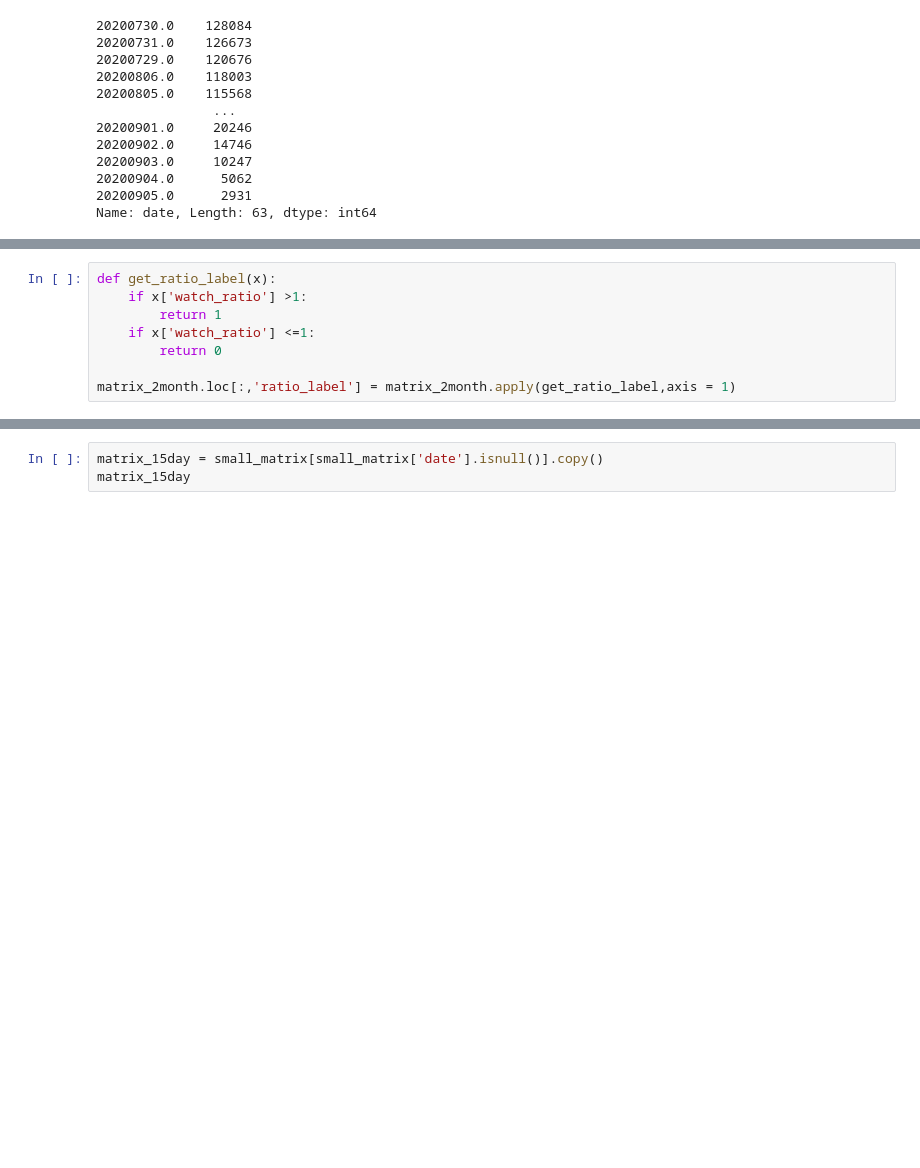
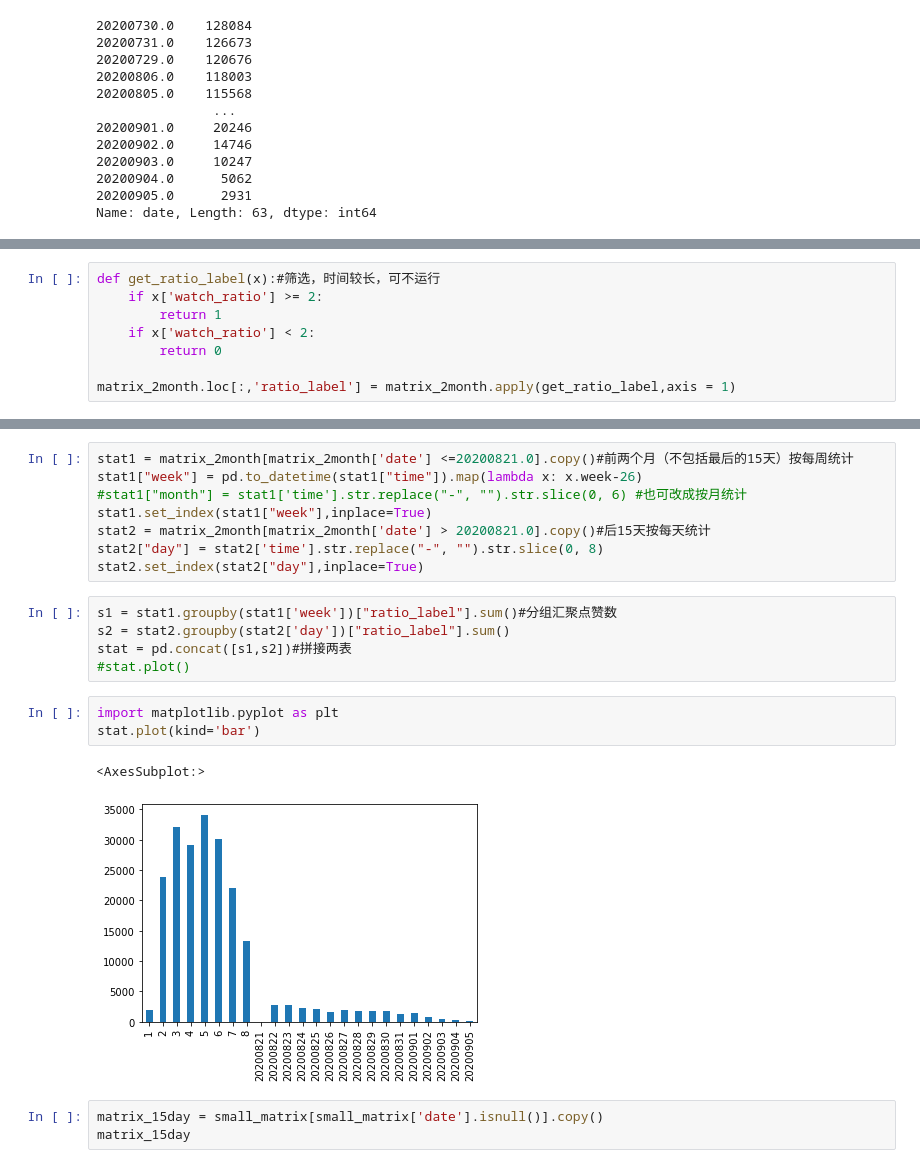
Before and after one commit to Wcb0219/DRO, a Jupyter notebook: Statistics_KuaiRec.ipynb, the cells around one changed output, grey strips where cells are left out. Drawn from its saved outputs; the diff is of its cells as text; blank space fills up the shorter version.

Commit message:
watch_ratio统计

```diff
--- a/Statistics_KuaiRec.ipynb
+++ b/Statistics_KuaiRec.ipynb
@@ -120,10 +125,10 @@ matrix_2month
 | 4676374 | 7162 | 6523 | 11909 | 7255 | 2020-09-05 00:32:09.154 | 20200905.0 | 1.599237e+09 | 1.641489 |
 4494578 rows × 8 columns
 # %%
-def get_ratio_label(x):
-    if x['watch_ratio'] >1:
+def get_ratio_label(x):#筛选，时间较长，可不运行
+    if x['watch_ratio'] >= 2:
         return 1
-    if x['watch_ratio'] <=1:
+    if x['watch_ratio'] < 2:
         return 0
 
 matrix_2month.loc[:,'ratio_label'] = matrix_2month.apply(get_ratio_label,axis = 1)
@@ -146,3 +192,22 @@ matrix_2month
+# %%
+stat1 = matrix_2month[matrix_2month['date'] <=20200821.0].copy()#前两个月（不包括最后的15天）按每周统计
+stat1["week"] = pd.to_datetime(stat1["time"]).map(lambda x: x.week-26)
+#stat1["month"] = stat1['time'].str.replace("-", "").str.slice(0, 6) #也可改成按月统计
+stat1.set_index(stat1["week"],inplace=True)
+stat2 = matrix_2month[matrix_2month['date'] > 20200821.0].copy()#后15天按每天统计
+stat2["day"] = stat2['time'].str.replace("-", "").str.slice(0, 8)
+stat2.set_index(stat2["day"],inplace=True)
+# %%
+s1 = stat1.groupby(stat1['week'])["ratio_label"].sum()#分组汇聚点赞数
+s2 = stat2.groupby(stat2['day'])["ratio_label"].sum()
+stat = pd.concat([s1,s2])#拼接两表
+#stat.plot()
+# %%
+import matplotlib.pyplot as plt
+stat.plot(kind='bar')
+# %% [output]
+<AxesSubplot:>
+[figure, added]
 # %%
 matrix_15day = small_matrix[small_matrix['date'].isnull()].copy()
 matrix_15day
```
Also changed, not shown: parts of 39 cells of this notebook.
